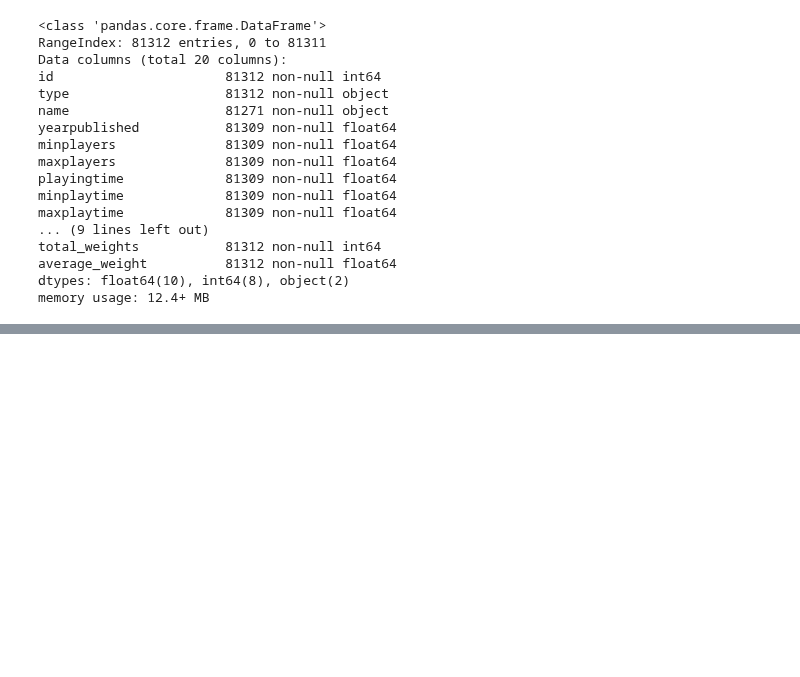
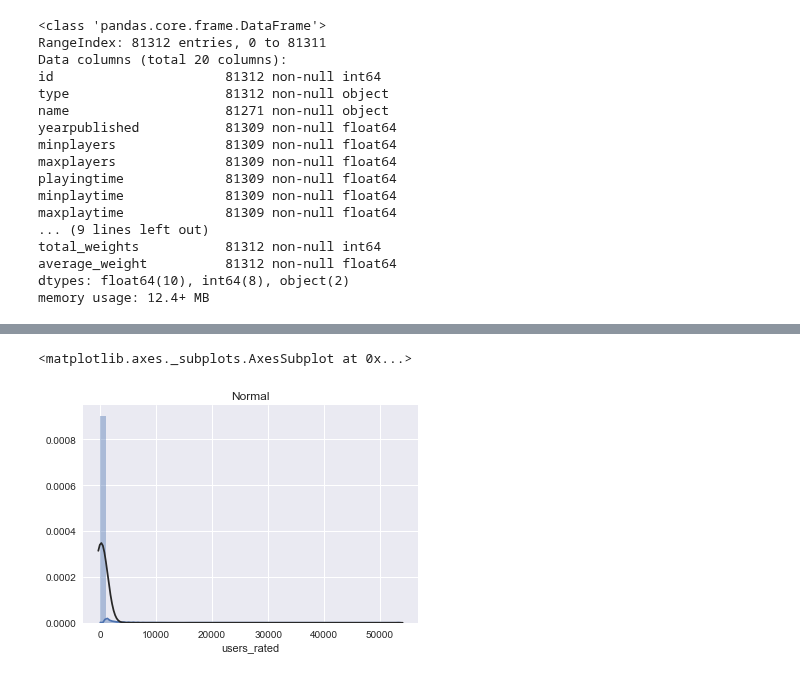
Before and after one commit to Lakshhmi/Code-Practice, a Jupyter notebook: Data Analysis.ipynb, the cells around one changed output, grey strips where cells are left out. Cells and saved outputs as stored; diff of their text form; code cells hidden in the pictures; blank space fills up the shorter version.

```diff
--- a/Data Analysis.ipynb
+++ b/Data Analysis.ipynb
@@ -48,0 +180,7 @@ memory usage: 12.4+ MB
+# %%
+plt.figure(2)
+plt.title("Normal")
+sns.distplot(y,kde='False',fit=st.norm)
+# %% [output]
+<matplotlib.axes._subplots.AxesSubplot at 0x...>
+[figure, added]
```
Also changed, not shown: parts of 25 cells of this notebook.
